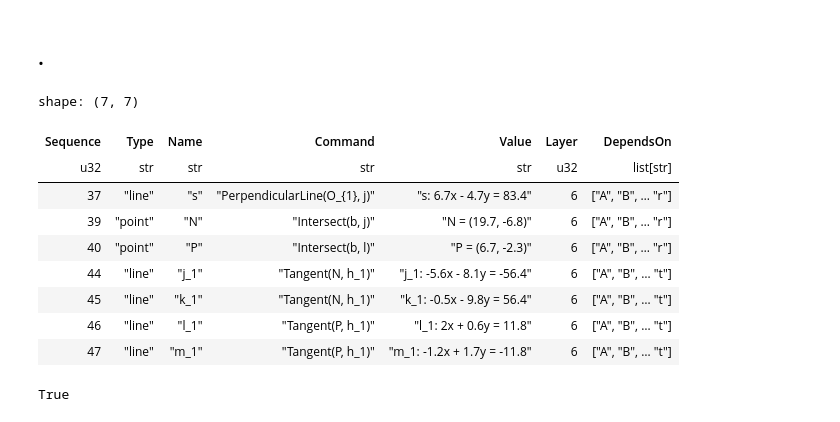
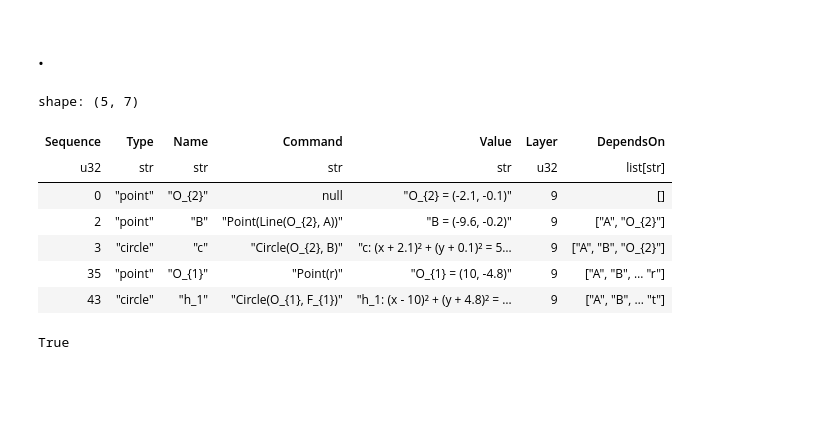
Before and after one commit to moyhig-ecs/ggblab, a Jupyter notebook: examples/example.ipynb, the cells around one changed output. Cells and saved outputs as stored; diff of their text form; code cells hidden in the pictures; blank space fills up the shorter version.

```diff
--- a/examples/example.ipynb
+++ b/examples/example.ipynb
@@ -475,16 +495,14 @@ nx.write_network_text(p.roots_to_targets_with_containers('R'))
 # %% [markdown]
 ## .
 # %%
-p.df.filter(pl.col("Layer").is_in([6]))["Sequence", "Type", "Name", "Command", "Value", "Layer", "DependsOn"]
+p.df.filter(pl.col("Layer").is_in([9]))["Sequence", "Type", "Name", "Command", "Value", "Layer", "DependsOn"]
 # %% [output]
-shape: (7, 7)
+shape: (5, 7)
 | Sequence | Type | Name | Command | Value | Layer | DependsOn |
 | u32 | str | str | str | str | u32 | list[str] |
-| 37 | "line" | "s" | "PerpendicularLine(O_{1}, j)" | "s: 6.7x - 4.7y = 83.4" | 6 | ["A", "B", … "r"] |
-| 39 | "point" | "N" | "Intersect(b, j)" | "N = (19.7, -6.8)" | 6 | ["A", "B", … "r"] |
-| 40 | "point" | "P" | "Intersect(b, l)" | "P = (6.7, -2.3)" | 6 | ["A", "B", … "r"] |
-| 44 | "line" | "j_1" | "Tangent(N, h_1)" | "j_1: -5.6x - 8.1y = -56.4" | 6 | ["A", "B", … "t"] |
-| 45 | "line" | "k_1" | "Tangent(N, h_1)" | "k_1: -0.5x - 9.8y = 56.4" | 6 | ["A", "B", … "t"] |
-| 46 | "line" | "l_1" | "Tangent(P, h_1)" | "l_1: 2x + 0.6y = 11.8" | 6 | ["A", "B", … "t"] |
-| 47 | "line" | "m_1" | "Tangent(P, h_1)" | "m_1: -1.2x + 1.7y = -11.8" | 6 | ["A", "B", … "t"] |
+| 0 | "point" | "O_{2}" | null | "O_{2} = (-2.1, -0.1)" | 9 | [] |
+| 2 | "point" | "B" | "Point(Line(O_{2}, A))" | "B = (-9.6, -0.2)" | 9 | ["A", "O_{2}"] |
+| 3 | "circle" | "c" | "Circle(O_{2}, B)" | "c: (x + 2.1)² + (y + 0.1)² = 5… | 9 | ["A", "B", "O_{2}"] |
+| 35 | "point" | "O_{1}" | "Point(r)" | "O_{1} = (10, -4.8)" | 9 | ["A", "B", … "r"] |
+| 43 | "circle" | "h_1" | "Circle(O_{1}, F_{1})" | "h_1: (x - 10)² + (y + 4.8)² = … | 9 | ["A", "B", … "t"] |
 # %%
```
Also changed, not shown: parts of 27 cells of this notebook, 1 other file.
